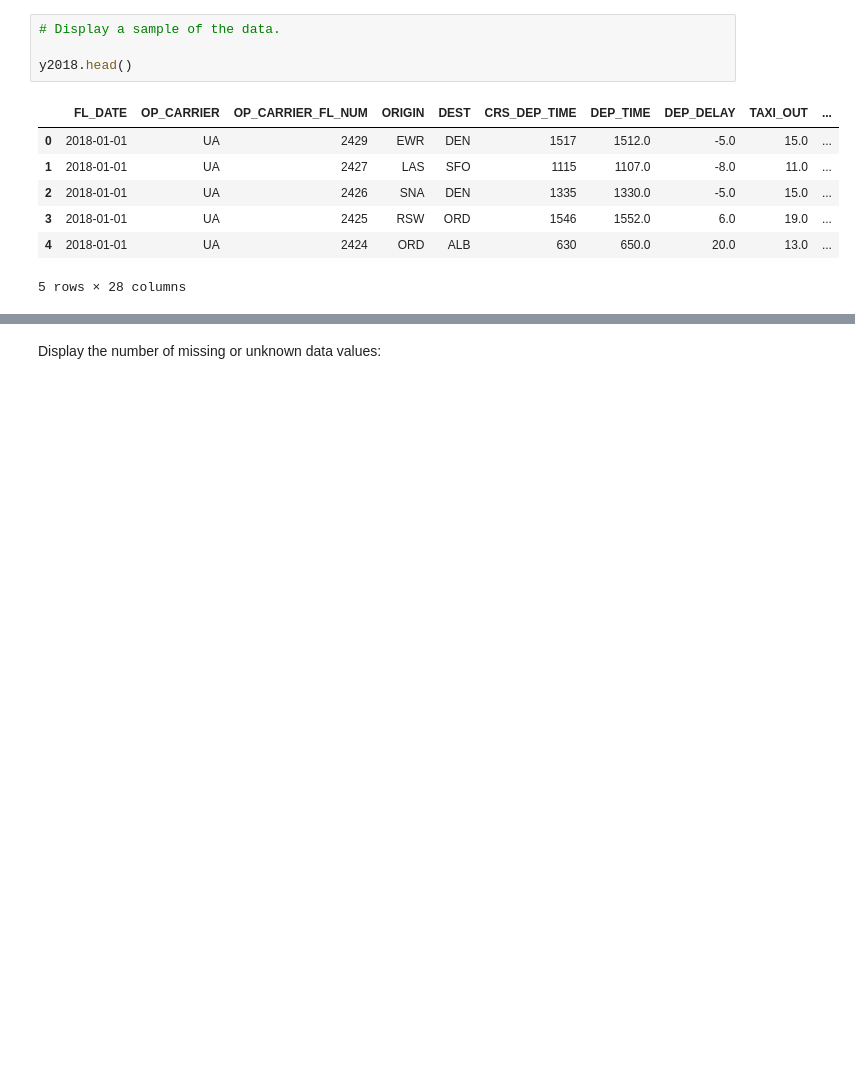
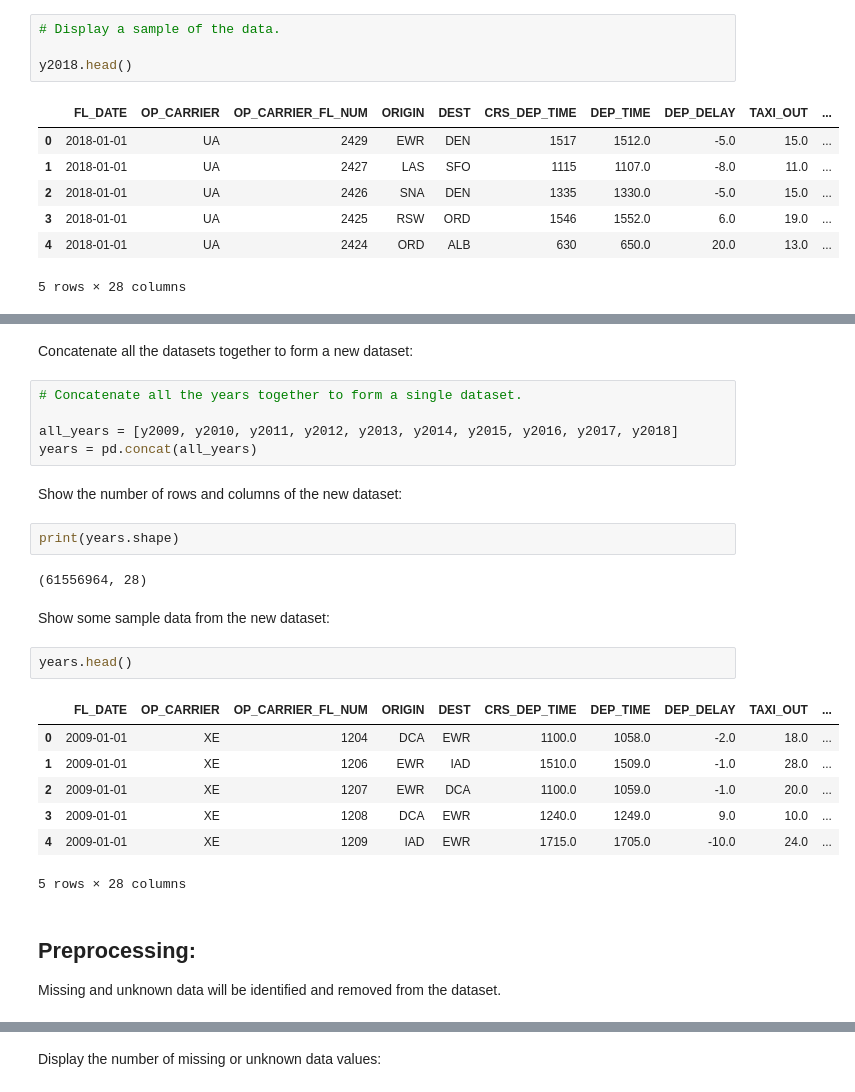
Before and after one commit to misterpsmith/wgu-d195, a Jupyter notebook: flight-delay-causes.ipynb, the cells around one changed output, grey strips where cells are left out. Saved outputs shown, nothing was run; the diff lists cells and outputs as text; blank space fills up the shorter version.

```diff
--- a/flight-delay-causes.ipynb
+++ b/flight-delay-causes.ipynb
@@ -243,0 +221,29 @@ def count_nan(df):
+# %% [markdown]
+Concatenate all the datasets together to form a new dataset:
+# %%
+# Concatenate all the years together to form a single dataset.
+
+all_years = [y2009, y2010, y2011, y2012, y2013, y2014, y2015, y2016, y2017, y2018]
+years = pd.concat(all_years)
+# %% [markdown]
+Show the number of rows and columns of the new dataset:
+# %%
+print(years.shape)
+# %% [output]
+(61556964, 28)
+# %% [markdown]
+Show some sample data from the new dataset:
+# %%
+years.head()
+# %% [output]
+|  | FL_DATE | OP_CARRIER | OP_CARRIER_FL_NUM | ORIGIN | DEST | CRS_DEP_TIME | DEP_TIME | DEP_DELAY | TAXI_OUT | ... |
+| 0 | 2009-01-01 | XE | 1204 | DCA | EWR | 1100.0 | 1058.0 | -2.0 | 18.0 | ... |
+| 1 | 2009-01-01 | XE | 1206 | EWR | IAD | 1510.0 | 1509.0 | -1.0 | 28.0 | ... |
+| 2 | 2009-01-01 | XE | 1207 | EWR | DCA | 1100.0 | 1059.0 | -1.0 | 20.0 | ... |
+| 3 | 2009-01-01 | XE | 1208 | DCA | EWR | 1240.0 | 1249.0 | 9.0 | 10.0 | ... |
+| 4 | 2009-01-01 | XE | 1209 | IAD | EWR | 1715.0 | 1705.0 | -10.0 | 24.0 | ... |
+5 rows × 28 columns
+# %% [markdown]
+## Preprocessing:
+
+Missing and unknown data will be identified and removed from the dataset.
```
Also changed, not shown: parts of 21 cells of this notebook.
